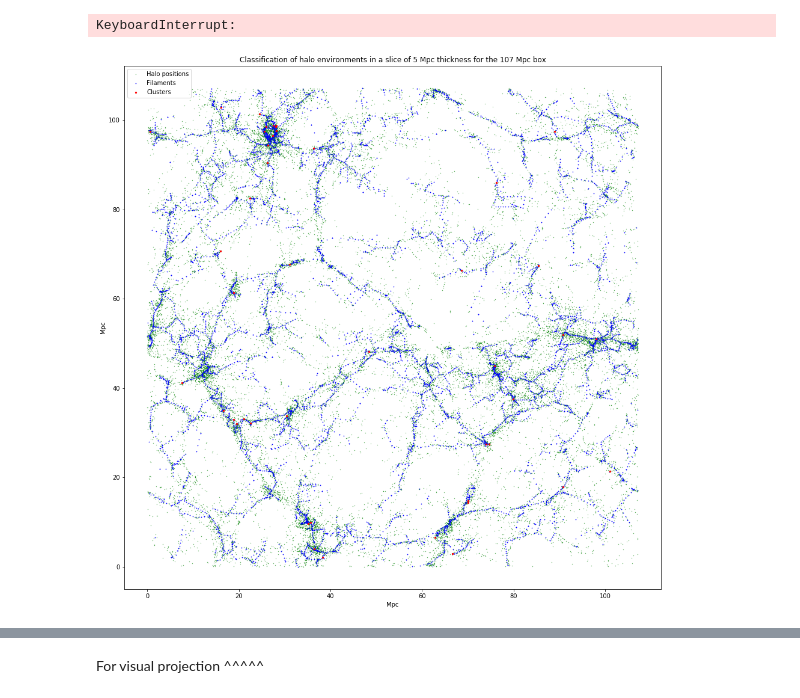
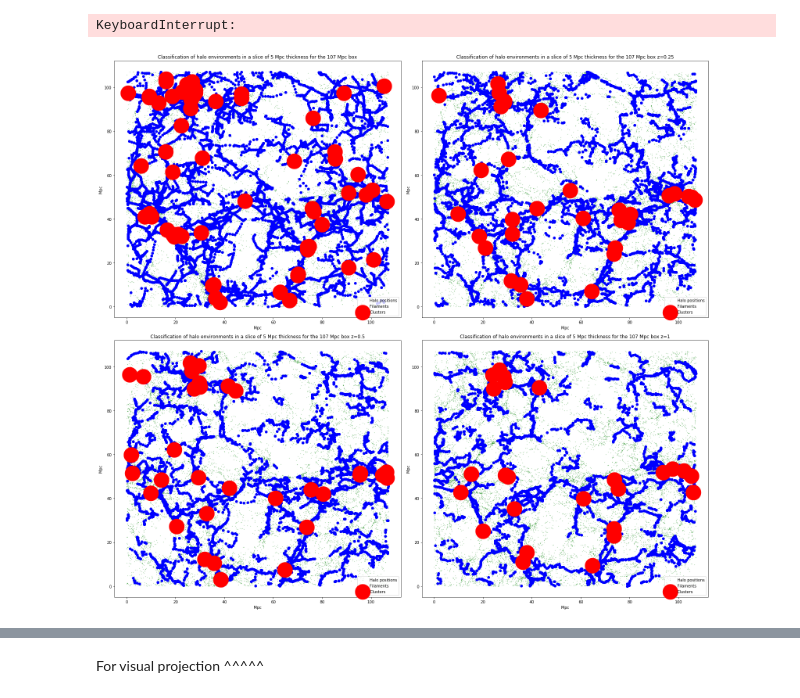
Before and after one commit to zpenoyre/illustrisOld, a Jupyter notebook: web/code/model_checks.ipynb, the cells around one changed output, grey strips where cells are left out. Drawn from its saved outputs; the diff is of its cells as text; code cells hidden in the pictures.

Commit message:
Finalise DisPerSe parameters for all 4 redshifts and visualize them

```diff
--- a/web/code/model_checks.ipynb
+++ b/web/code/model_checks.ipynb
@@ -305,33 +328,69 @@ for i in range (0, vol_mat_5perc.shape[0]):
     else:
         vol_mat_5perc[i,5] = 0
         vol_mat_5perc[i,6] = 0
+# %%
+cutoff = (75000)/(0.7*15)
+
+xpos = halo_data_joined_masscut_e9[halo_data_joined_masscut_e9[:,2]<cutoff]
+xseg = segs_pos_persis_1[(segs_pos_persis_1[:,2]<cutoff)]
+xcrit = crits_pos_persis_2[crits_pos_persis_2[:,2]<cutoff]
+
+xpos_z025 = halo_data_joined_masscut_e9_z025[halo_data_joined_masscut_e9_z025[:,2]<cutoff]
+xseg_z025 = segs_pos_persis_z025[(segs_pos_persis_z025[:,2]<cutoff)]
+xcrit_z025 = crits_pos_persis_z025[crits_pos_persis_z025[:,2]<cutoff]
+
+xpos_z050 = halo_data_joined_masscut_e9_z050[halo_data_joined_masscut_e9_z050[:,2]<cutoff]
+xseg_z050 = segs_pos_persis_z050[(segs_pos_persis_z050[:,2]<cutoff)]
+xcrit_z050 = crits_pos_persis_z050[crits_pos_persis_z050[:,2]<cutoff]
+
+xpos_z1 = halo_data_joined_masscut_e9_z1[halo_data_joined_masscut_e9_z1[:,2]<cutoff]
+xseg_z1 = segs_pos_persis_z1[(segs_pos_persis_z1[:,2]<cutoff)]
+xcrit_z1 = crits_pos_persis_z1[crits_pos_persis_z1[:,2]<cutoff]
 # %%
-cutoff = (75000)/(0.7*20)
 
-xpos = halo_data_joined_masscut_e9[halo_data_joined_masscut_e9[:,2]<cutoff]
-xseg = segs_pos_persis_1[(segs_pos_persis_1[:,2]<cutoff)]
-xcrit = crits_pos_persis_2[crits_pos_persis_2[:,2]<cutoff]
+grid = matplotlib.gridspec.GridSpec(2,2)
+plot_z0 = plt.subplot(grid[0,0])
+plot_z025 = plt.subplot(grid[0,1])
+plot_z050 = plt.subplot(grid[1,0])
+plot_z1 = plt.subplot(grid[1,1])
 
-plt.scatter(xpos[:,0]/1000,xpos[:,1]/1000, marker='.', c='green', edgecolors='green',s=0.3, label='Halo positions')
-plt.scatter(xseg[:,0]/1000,xseg[:,1]/1000, marker='.', c='blue', edgecolors='blue', s=2, label='Filaments')
-plt.scatter(xcrit[:,0]/1000,xcrit[:,1]/1000, marker='.', c='red', edgecolors='red',s=20, label='Clusters')
+plot_z0.scatter(xpos[:,0]/1000,xpos[:,1]/1000, marker='.', c='green', edgecolors='green',s=0.3, label='Halo positions')
+plot_z0.scatter(xseg[:,0]/1000,xseg[:,1]/1000, marker='.', c='blue', edgecolors='blue', s=150, label='Filaments')
+plot_z0.scatter(xcrit[:,0]/1000,xcrit[:,1]/1000, marker='.', c='red', edgecolors='red',s=6000, label='Clusters')
 
-plt.xlim([-5, 5+75/0.7]); plt.ylim([-5, 5+75/0.7]);
-plt.xlabel('Mpc');plt.ylabel('Mpc');plt.legend(loc='best');
-plt.title('Classification of halo environments in a slice of 5 Mpc thickness for the 107 Mpc box')
+plot_z0.set_xlim([-5, 5+75/0.7]); plot_z0.set_ylim([-5, 5+75/0.7]);
+plot_z0.set_xlabel('Mpc');plot_z0.set_ylabel('Mpc');plot_z0.legend(loc='best');
+plot_z0.set_title('Classification of halo environments in a slice of 5 Mpc thickness for the 107 Mpc box')
+#plot_z0.xaxis.set_ticks(np.arange(0, 111, 5)); plot_z0.yaxis.set_ticks(np.arange(0, 111, 1))
+
+#z =0.25
+plot_z025.scatter(xpos_z025[:,0]/1000,xpos_z025[:,1]/1000, marker='.', c='green', edgecolors='green',s=0.3, label='Halo positions')
+plot_z025.scatter(xseg_z025[:,0]/1000,xseg_z025[:,1]/1000, marker='.', c='blue', edgecolors='blue', s=150, label='Filaments')
+plot_z025.scatter(xcrit_z025[:,0]/1000,xcrit_z025[:,1]/1000, marker='.', c='red', edgecolors='red',s=6000, label='Clusters')
+
+plot_z025.set_xlim([-5, 5+75/0.7]); plot_z025.set_ylim([-5, 5+75/0.7]);
+plot_z025.set_xlabel('Mpc');plot_z025.set_ylabel('Mpc');plot_z025.legend(loc='best');
+plot_z025.set_title('Classification of halo environments in a slice of 5 Mpc thickness for the 107 Mpc box z=0.25')
+
+# z = 0.50
+plot_z050.scatter(xpos_z050[:,0]/1000,xpos_z050[:,1]/1000, marker='.', c='green', edgecolors='green',s=0.3, label='Halo positions')
+plot_z050.scatter(xseg_z050[:,0]/1000,xseg_z050[:,1]/1000, marker='.', c='blue', edgecolors='blue', s=150, label='Filaments')
+plot_z050.scatter(xcrit_z050[:,0]/1000,xcrit_z050[:,1]/1000, marker='.', c='red', edgecolors='red',s=6000, label='Clusters')
+
+plot_z050.set_xlim([-5, 5+75/0.7]); plot_z050.set_ylim([-5, 5+75/0.7]);
+plot_z050.set_xlabel('Mpc');plot_z050.set_ylabel('Mpc');plot_z050.legend(loc='best');
+plot_z050.set_title('Classification of halo environments in a slice of 5 Mpc thickness for the 107 Mpc box z=0.5')
+
+#z = 1.0
+plot_z1.scatter(xpos_z1[:,0]/1000,xpos_z1[:,1]/1000, marker='.', c='green', edgecolors='green',s=0.3, label='Halo positions')
+plot_z1.scatter(xseg_z1[:,0]/1000,xseg_z1[:,1]/1000, marker='.', c='blue', edgecolors='blue', s=150, label='Filaments')
+plot_z1.scatter(xcrit_z1[:,0]/1000,xcrit_z1[:,1]/1000, marker='.', c='red', edgecolors='red',s=6000, label='Clusters')
+
+plot_z1.set_xlim([-5, 5+75/0.7]); plot_z1.set_ylim([-5, 5+75/0.7]);
+plot_z1.set_xlabel('Mpc');plot_z1.set_ylabel('Mpc');plot_z1.legend(loc='best');
+plot_z1.set_title('Classification of halo environments in a slice of 5 Mpc thickness for the 107 Mpc box z=1')
+
+plt.tight_layout()
 plt.show()
-
-xpos_z1 = halo_data_joined_masscut_e9_z1[halo_data_joined_masscut_e9_z1[:,2]<cutoff]
-xseg_z1 = segs_pos_persis_z1[(segs_pos_persis_z1[:,2]<cutoff)]
-xcrit_z1 = crits_pos_persis_z1[crits_pos_persis_z1[:,2]<cutoff]
-
-plt.scatter(xpos_z1[:,0]/1000,xpos_z1[:,1]/1000, marker='.', c='green', edgecolors='green',s=0.3, label='Halo positions at z=1')
-plt.scatter(xseg_z1[:,0]/1000,xseg_z1[:,1]/1000, marker='.', c='blue', edgecolors='blue', s=2, label='Filaments at z=1')
-plt.scatter(xcrit_z1[:,0]/1000,xcrit_z1[:,1]/1000, marker='.', c='red', edgecolors='red',s=20, label='Clusters at z=1')
-
-plt.xlim([-5, 5+75/0.7]); plt.ylim([-5, 5+75/0.7]);
-plt.xlabel('Mpc');plt.ylabel('Mpc');plt.legend(loc='best');
-plt.title('Classification of halo environments in a slice of 5 Mpc thickness for the 107 Mpc box')
-plt.show()
 # %% [output]
-[figure, old version]
+[figure, new version]
```
Also changed, not shown: parts of 21 cells of this notebook, 2 other files.
